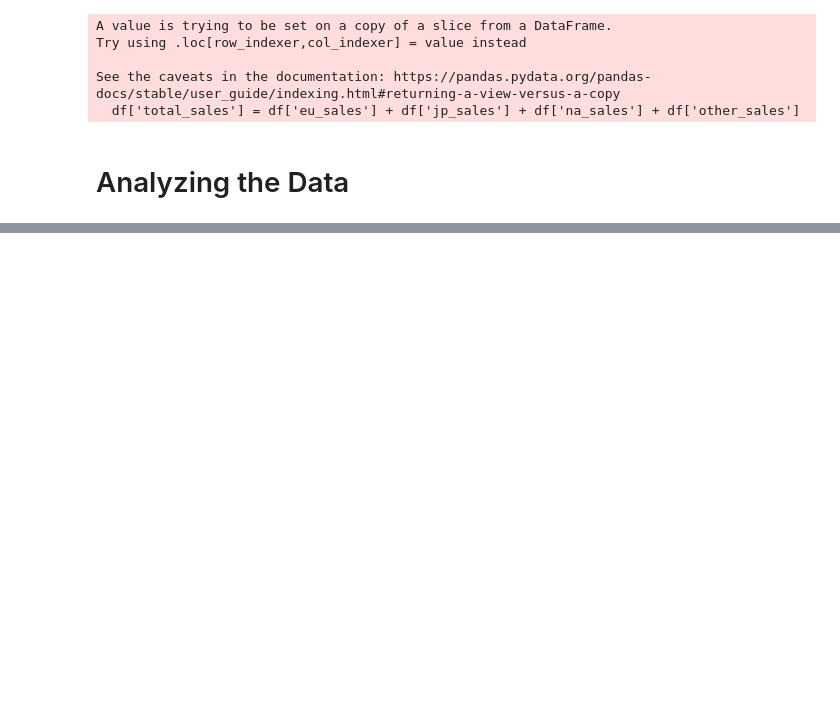
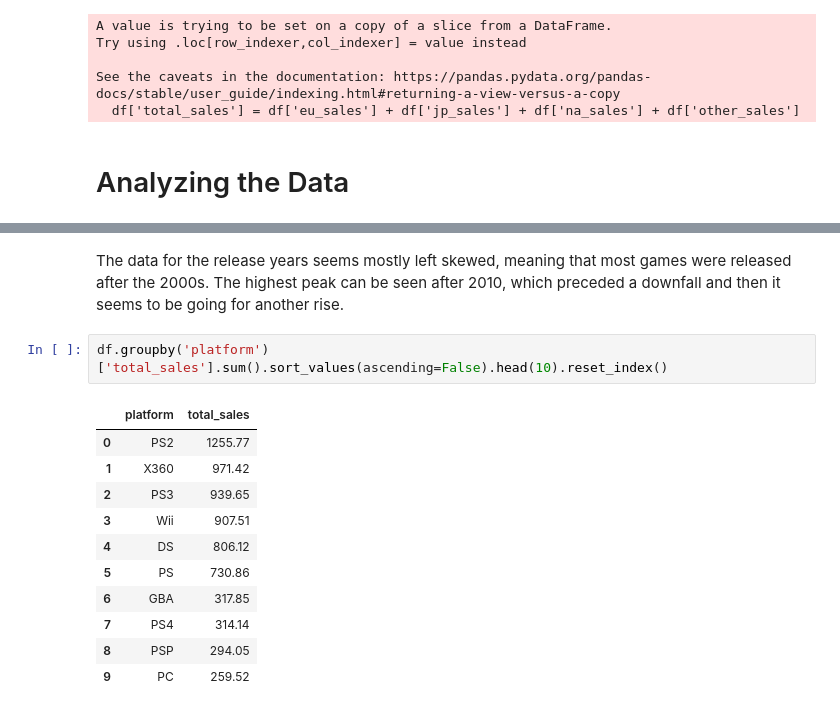
Before and after one commit to TirsoPaneque/integrated_project, a Jupyter notebook: notebooks/EDA.ipynb, the cells around one changed output, grey strips where cells are left out. Cells and saved outputs as stored; diff of their text form; blank space fills up the shorter version.

```diff
--- a/notebooks/EDA.ipynb
+++ b/notebooks/EDA.ipynb
@@ -346,0 +370,16 @@ See the caveats in the documentation: https://pandas.pydata.org/pandas-docs/stab
+# %% [markdown]
+The data for the release years seems mostly left skewed, meaning that most games were released after the 2000s. The highest peak can be seen after 2010, which preceded a downfall and then it seems to be going for another rise.
+# %%
+df.groupby('platform')['total_sales'].sum().sort_values(ascending=False).head(10).reset_index()
+# %% [output]
+|  | platform | total_sales |
+| 0 | PS2 | 1255.77 |
+| 1 | X360 | 971.42 |
+| 2 | PS3 | 939.65 |
+| 3 | Wii | 907.51 |
+| 4 | DS | 806.12 |
+| 5 | PS | 730.86 |
+| 6 | GBA | 317.85 |
+| 7 | PS4 | 314.14 |
+| 8 | PSP | 294.05 |
+| 9 | PC | 259.52 |
```
Also changed, not shown: parts of 7 cells of this notebook.
